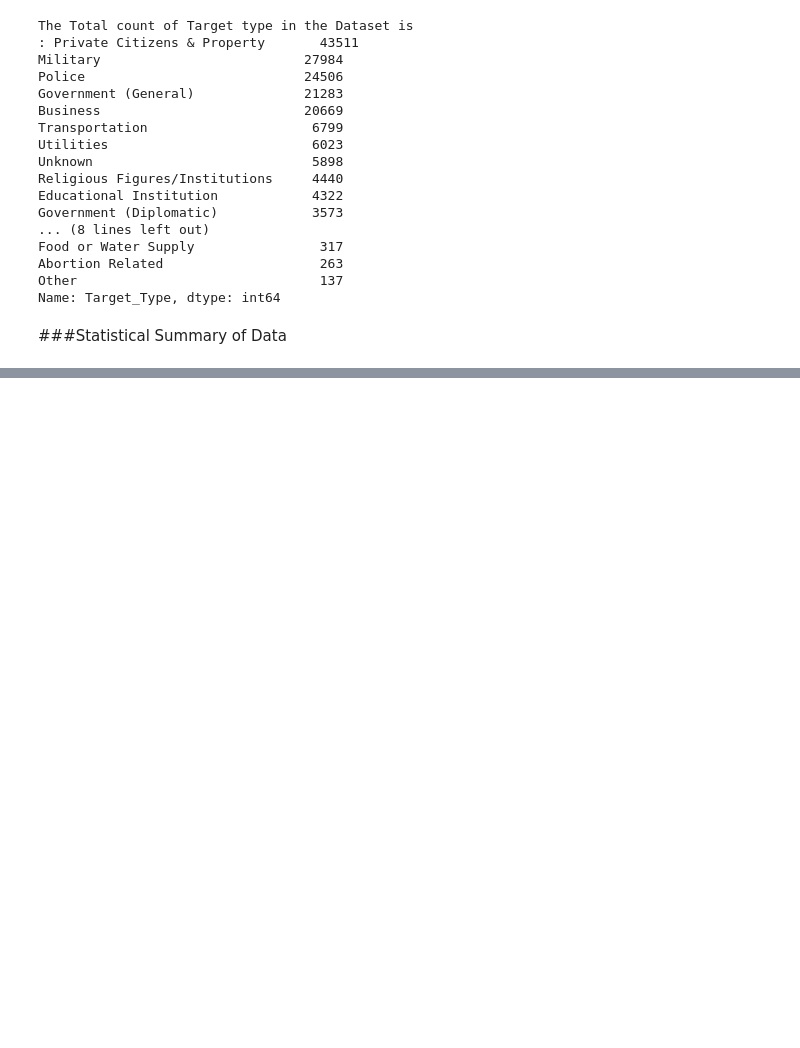
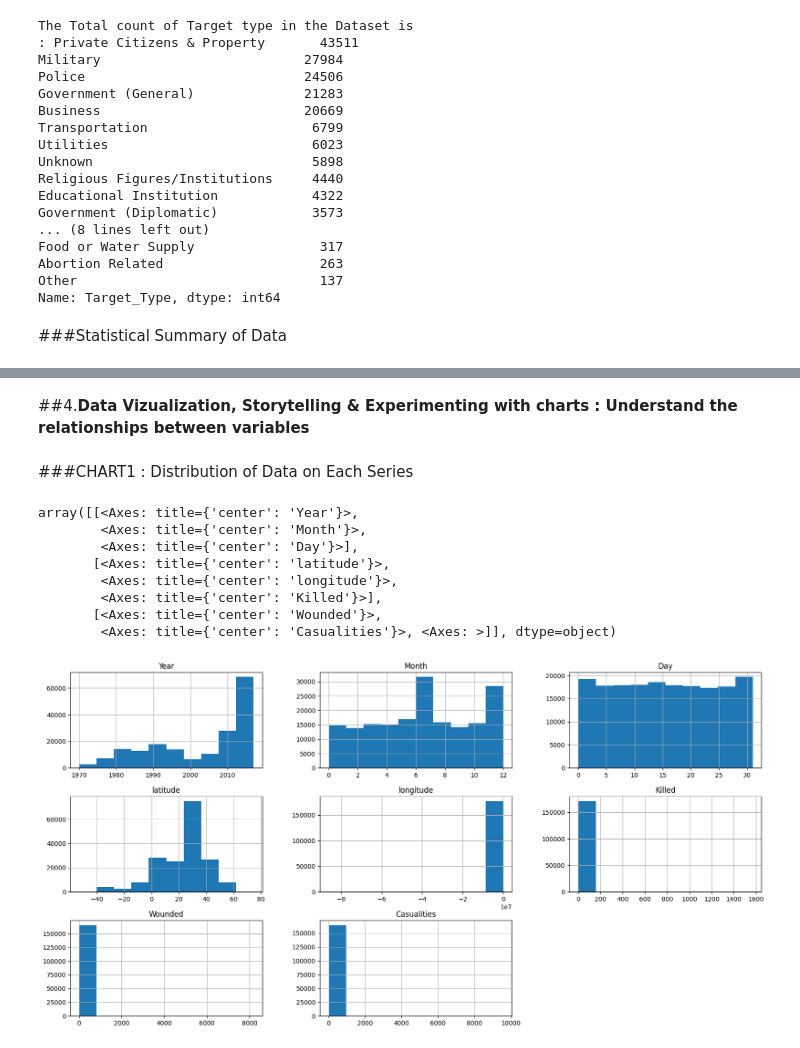
Before and after one commit to Priyankamishra2098/Global-terrorism-dataset-EDA, a Jupyter notebook: EDA_Project.ipynb, the cells around one changed output, grey strips where cells are left out. Drawn from its saved outputs; the diff is of its cells as text; code cells hidden in the pictures; blank space fills up the shorter version.

```diff
--- a/EDA_Project.ipynb
+++ b/EDA_Project.ipynb
@@ -170,10 +170,13 @@ data_ter.head(2)
 # %% [markdown]
 ###Renaming and Selecting Required Columns
 # %%
-data_ter.rename(columns={'iyear':'Year','imonth':'Month','iday':'Day','eventid':'Eventid',
-                   'approxdate':'Date','region_txt':'Region',
-                   'country_txt':'Country','attacktype1_txt':'Attack_Type',
-                   'target1':'Target','nkill':'Killed','nwound':'Wounded',
-                   'gname':'Group','targtype1_txt':'Target_Type',
-                   'weaptype1_txt':'Weapon_Type','provstate':'State','motive':'Motive'},inplace=True)
+# Renaming some columns for easier use
+data_ter.rename(  columns = {'iyear':'Year','imonth':'Month','iday':'Day',
+                           'eventid':'Eventid','approxdate':'Date',
+                           'region_txt':'Region','country_txt':'Country',
+                           'attacktype1_txt':'Attack_Type','target1':'Target',
+                           'nkill':'Killed','nwound':'Wounded','gname':'Group',
+                           'targtype1_txt':'Target_Type','motive':'Motive',
+                           'weaptype1_txt':'Weapon_Type','provstate':'State'},
+                inplace=True      )
 # %%
@@ -315,0 +340,17 @@ df.describe()
+# %% [markdown]
+##4.**Data Vizualization, Storytelling & Experimenting with charts : Understand the relationships between variables**
+# %% [markdown]
+###CHART1 : Distribution of Data on Each Series
+# %%
+# Chart1 : Histogram showing distribution of Data
+df.hist(figsize=(20,10))
+# %% [output]
+array([[<Axes: title={'center': 'Year'}>,
+        <Axes: title={'center': 'Month'}>,
+        <Axes: title={'center': 'Day'}>],
+       [<Axes: title={'center': 'latitude'}>,
+        <Axes: title={'center': 'longitude'}>,
+        <Axes: title={'center': 'Killed'}>],
+       [<Axes: title={'center': 'Wounded'}>,
+        <Axes: title={'center': 'Casualities'}>, <Axes: >]], dtype=object)
+[figure, added]
```
Also changed, not shown: parts of 21 cells of this notebook.
